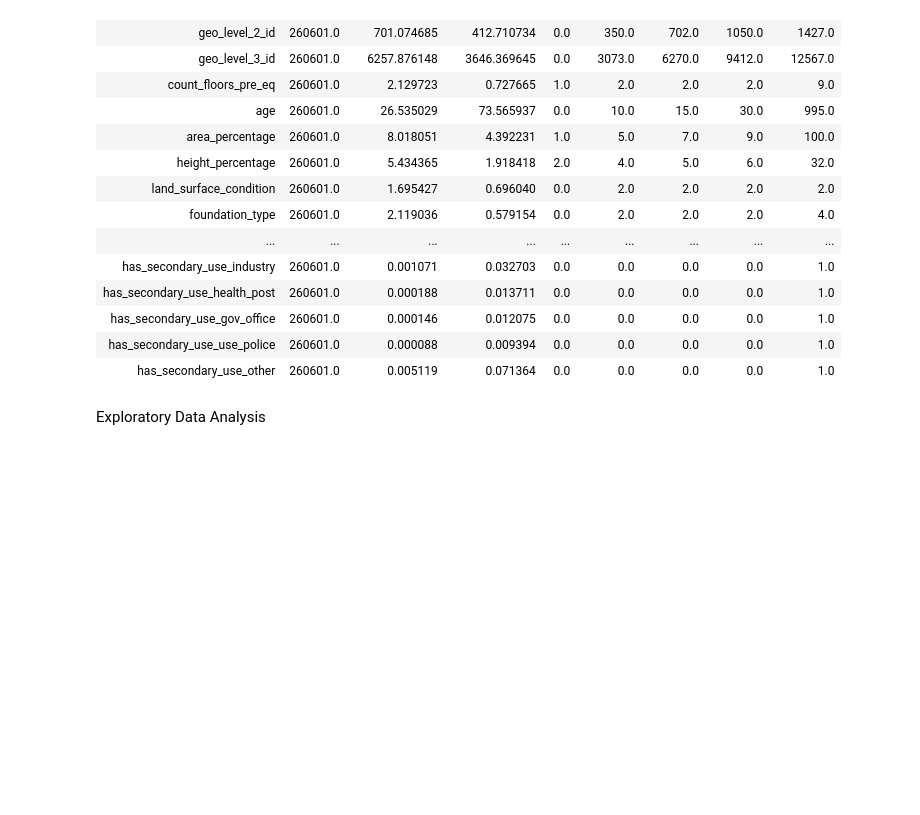
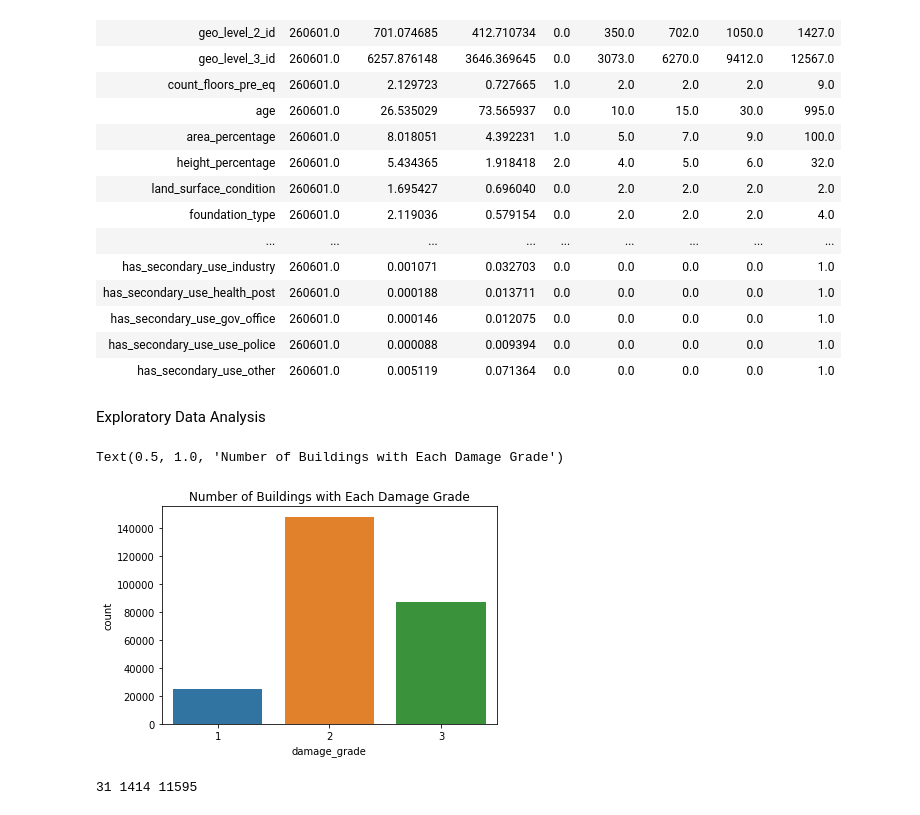
Before and after one commit to aishwarya-1/data_analytics_project, a Jupyter notebook: basic_analysis_EDA.ipynb, the cells around one changed output. Saved outputs shown, nothing was run; the diff lists cells and outputs as text; code cells hidden in the pictures; blank space fills up the shorter version.

```diff
--- a/basic_analysis_EDA.ipynb
+++ b/basic_analysis_EDA.ipynb
@@ -167,3 +167,17 @@ df.describe().transpose()
 | has_secondary_use_other | 260601.0 | 0.005119 | 0.071364 | 0.0 | 0.0 | 0.0 | 0.0 | 1.0 |
 # %% [markdown]
 Exploratory Data Analysis
+# %%
+#On plotting a bar plot for each damage grade, we observe that the data is imbalanced.
+
+sns.countplot(train_labels['damage_grade'])
+plt.title('Number of Buildings with Each Damage Grade')
+# %% [output]
+Text(0.5, 1.0, 'Number of Buildings with Each Damage Grade')
+[figure, added]
+# %%
+print(len(set(df['geo_level_1_id'])),
+len(set(df['geo_level_2_id'])),
+len(set(df['geo_level_3_id'])))
+# %% [output]
+31 1414 11595
```
Also changed, not shown: parts of 3 cells of this notebook.
